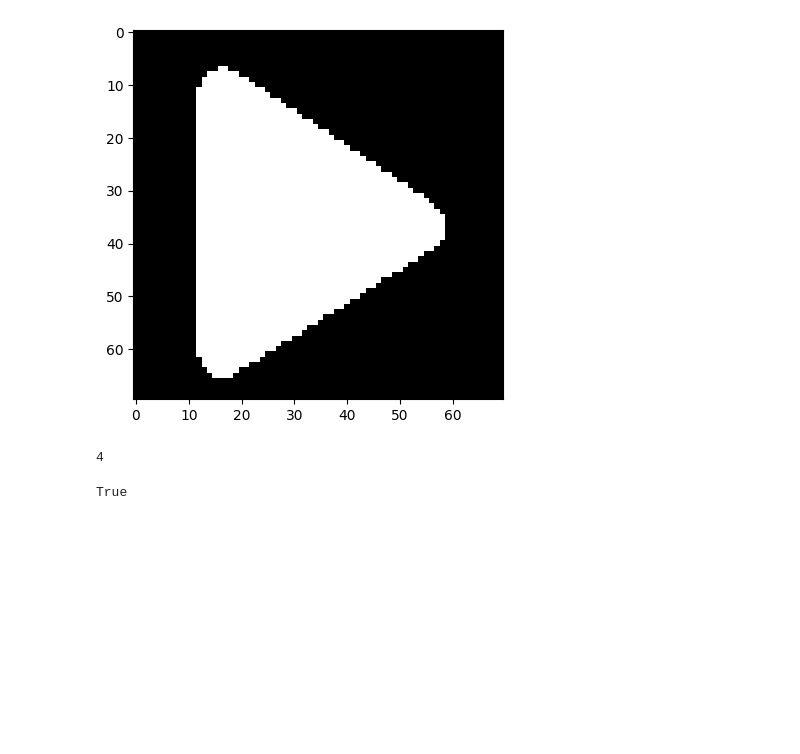
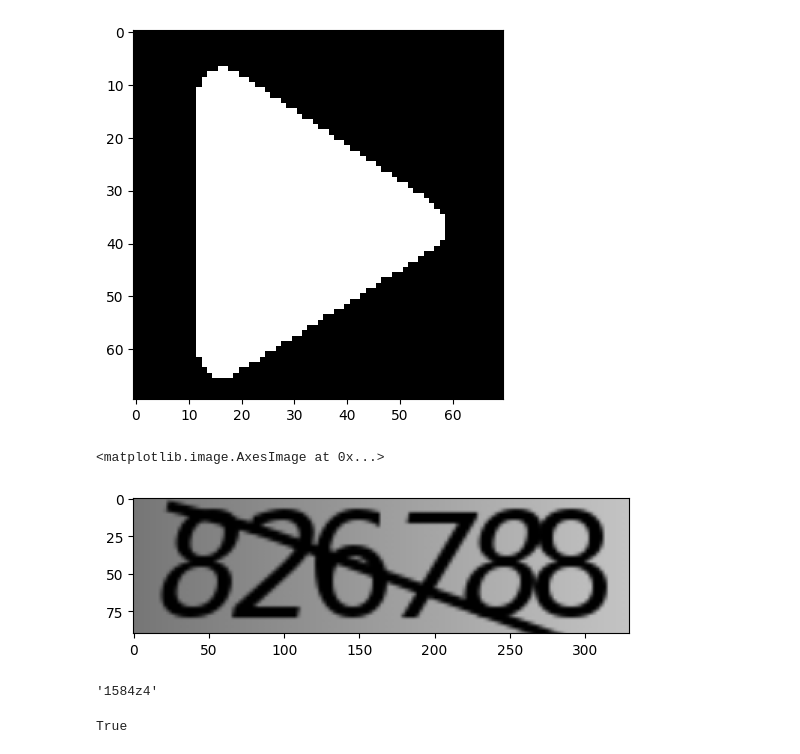
Before and after one commit to vincent0408/fate_melon, a Jupyter notebook: test.ipynb, the cells around one changed output. Saved outputs shown, nothing was run; the diff lists cells and outputs as text; code cells hidden in the pictures; blank space fills up the shorter version.

```diff
--- a/test.ipynb
+++ b/test.ipynb
@@ -46,10 +43,13 @@ pbp = cv2.imread("pause_btn_p.png")
-# %%
-for i in range(70):
-    if((pbl == np.roll(pbp, i, axis=0)).all()):
-        print(i)
-        break
-# %% [output]
-4
+# %%
+plt.imshow(image[275:365, 210:540])
+# %% [output]
+<matplotlib.image.AxesImage at 0x...>
+[figure, added]
+# %%
+from PIL import Image
+ddddocr.DdddOcr(show_ad=False).classification(Image.fromarray(image[275:365, 210:540]))
+# %% [output]
+'1584z4'
 # %%
 (pbl == cv2.threshold(image[1411:1481, 420:490],127,255,cv2.THRESH_BINARY)[1]).all()
 # %% [output]
```
Also changed, not shown: parts of 2 cells of this notebook, 2 other files.
